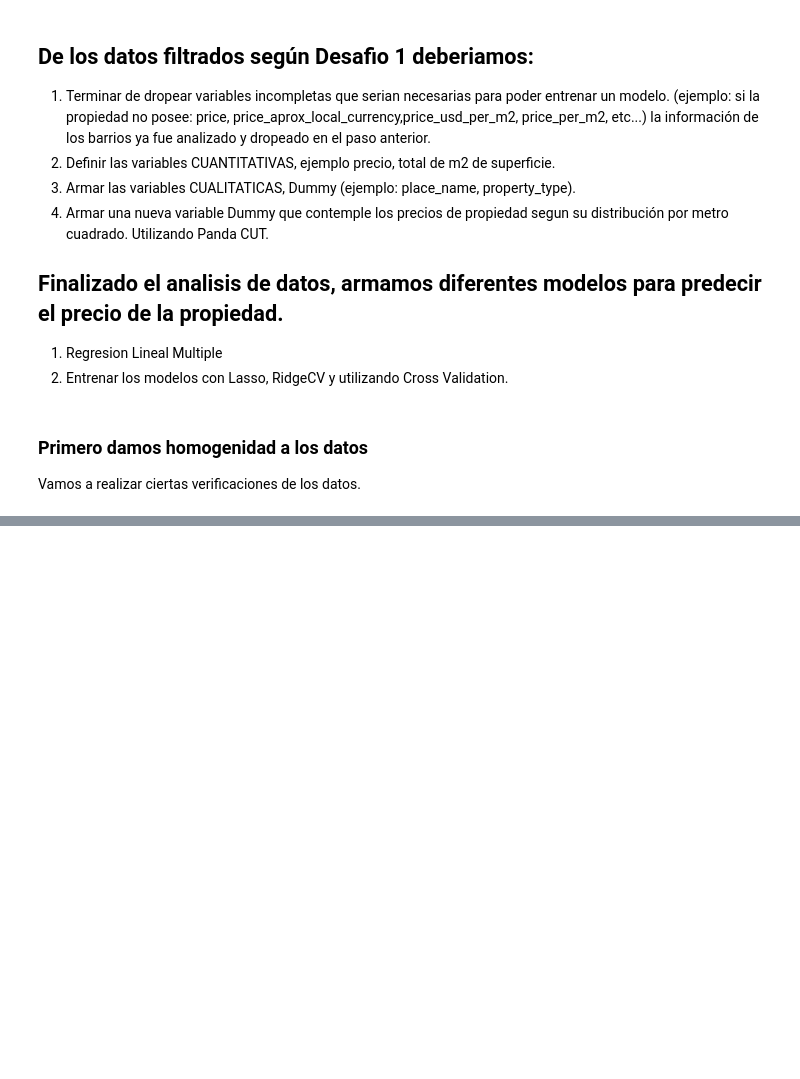
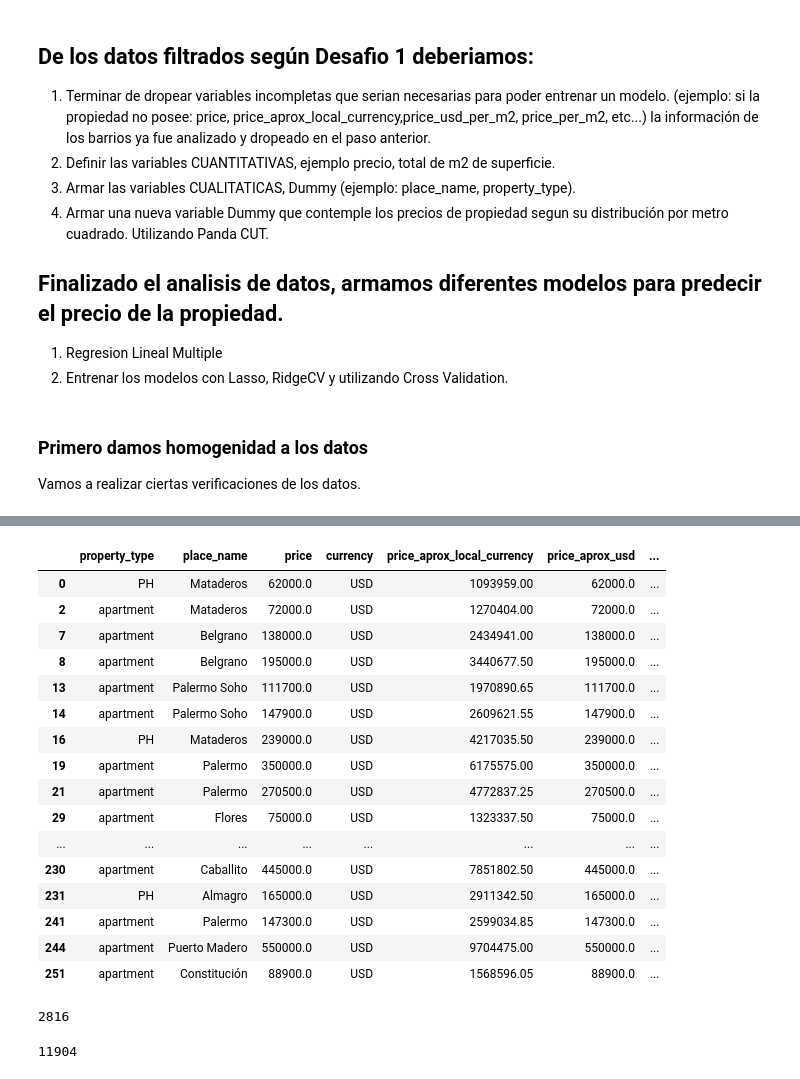
Before and after one commit to nachommm/Desafio2, a Jupyter notebook: desafio2-machine.learning.ipynb, the cells around one changed output, grey strips where cells are left out. Drawn from its saved outputs; the diff is of its cells as text; code cells hidden in the pictures; blank space fills up the shorter version.

```diff
--- a/desafio2-machine.learning.ipynb
+++ b/desafio2-machine.learning.ipynb
@@ -198,0 +228,40 @@ display(data_caba.loc[mask_price_validation, :].sample(20))
+# %%
+# Para la superficie de metros cuadadros totales, podemos creer que en caso de ser Nan es porque es un departamente y la cantidad de m2 cubierta sería iguala la cantidad de m2 totales.data_caba
+
+
+data_caba.surface_total_in_m2.fillna(data_caba.surface_covered_in_m2)
+
+data_caba.head(50)
+# %% [output]
+|  | property_type | place_name | price | currency | price_aprox_local_currency | price_aprox_usd | ... |
+| 0 | PH | Mataderos | 62000.0 | USD | 1093959.00 | 62000.0 | ... |
+| 2 | apartment | Mataderos | 72000.0 | USD | 1270404.00 | 72000.0 | ... |
+| 7 | apartment | Belgrano | 138000.0 | USD | 2434941.00 | 138000.0 | ... |
+| 8 | apartment | Belgrano | 195000.0 | USD | 3440677.50 | 195000.0 | ... |
+| 13 | apartment | Palermo Soho | 111700.0 | USD | 1970890.65 | 111700.0 | ... |
+| 14 | apartment | Palermo Soho | 147900.0 | USD | 2609621.55 | 147900.0 | ... |
+| 16 | PH | Mataderos | 239000.0 | USD | 4217035.50 | 239000.0 | ... |
+| 19 | apartment | Palermo | 350000.0 | USD | 6175575.00 | 350000.0 | ... |
+| 21 | apartment | Palermo | 270500.0 | USD | 4772837.25 | 270500.0 | ... |
+| 29 | apartment | Flores | 75000.0 | USD | 1323337.50 | 75000.0 | ... |
+| ... | ... | ... | ... | ... | ... | ... | ... |
+| 230 | apartment | Caballito | 445000.0 | USD | 7851802.50 | 445000.0 | ... |
+| 231 | PH | Almagro | 165000.0 | USD | 2911342.50 | 165000.0 | ... |
+| 241 | apartment | Palermo | 147300.0 | USD | 2599034.85 | 147300.0 | ... |
+| 244 | apartment | Puerto Madero | 550000.0 | USD | 9704475.00 | 550000.0 | ... |
+| 251 | apartment | Constitución | 88900.0 | USD | 1568596.05 | 88900.0 | ... |
+# %%
+display(data_caba.floor.count())
+
+# El piso del departamente es un dato muy incompleto por lo que se dropea
+
+# Dropeamos la columna creada anteriormente.
+data_caba.drop(columns=['floor'], inplace=True)
+# %% [output]
+2816
+# %%
+display(data_caba.rooms.count())
+
+# En el caso de rooms, podemos tomar que el dato para los NaN es 0?? modifica esto el analisis para predecir?
+# %% [output]
+11904
```
Also changed, not shown: parts of 5 cells of this notebook.
